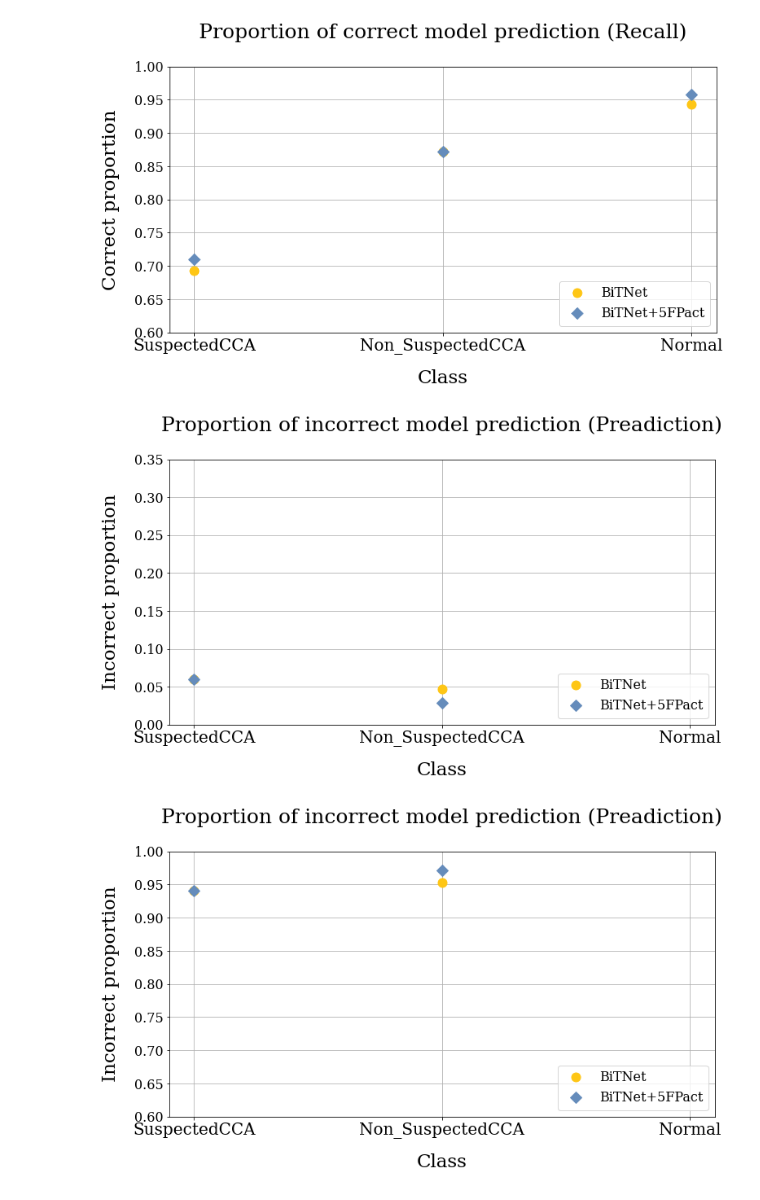
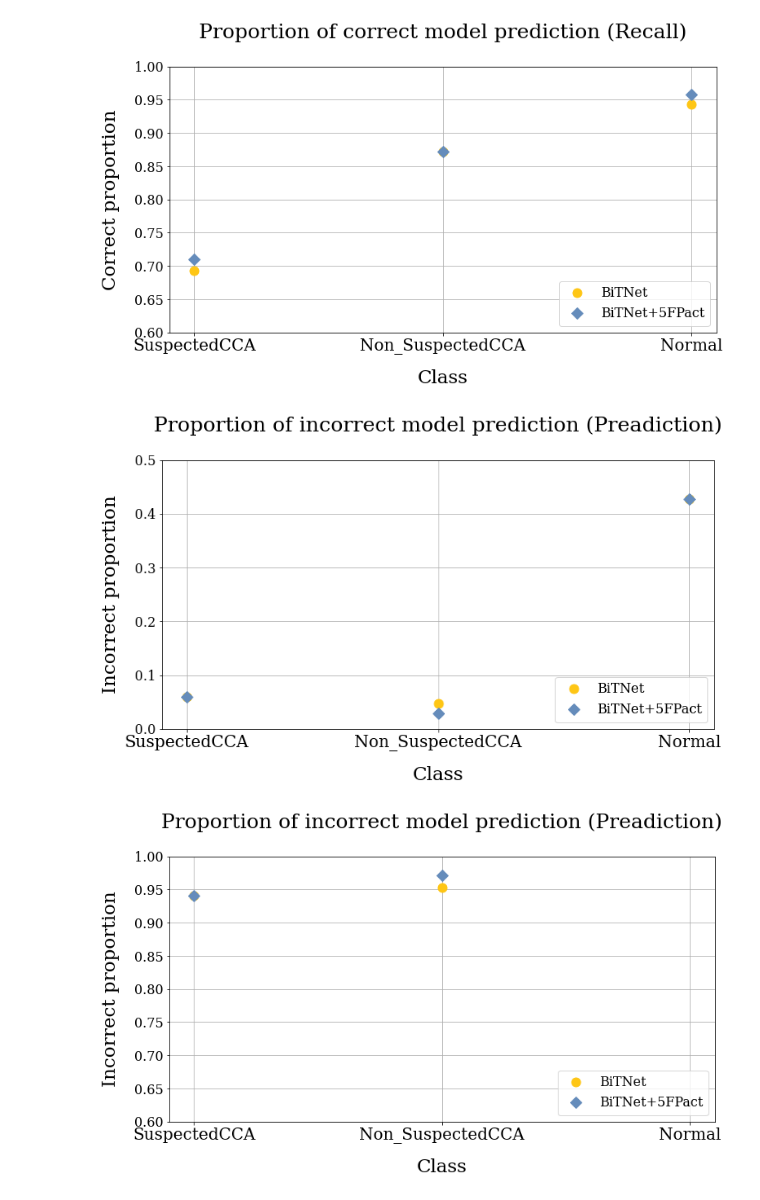
Before and after one commit to Peckkie/Experiment_Evaluation_CCA, a Jupyter notebook: PlotGraph_IncerrectPrediction_byBiTNetModel.ipynb, the cells around one changed output. Cells and saved outputs as stored; diff of their text form; code cells hidden in the pictures.

```diff
--- a/PlotGraph_IncerrectPrediction_byBiTNetModel.ipynb
+++ b/PlotGraph_IncerrectPrediction_byBiTNetModel.ipynb
@@ -622,34 +622,34 @@ show()
 # %%
 font = {'family': 'serif',
         'color':  'black',
         'weight': 'normal'}
 
 fig, ax = plt.subplots(figsize=(12, 6))
 ass = [0.0595, 0.0291, 0.4274]
 unass  = [0.0595, 0.0465, 0.4274]
 
-plt.ylim(0.,0.35)
+plt.ylim(0.,0.5)
 x = np.arange(0,3,1)
 
 plt.plot(x, unass, color='#fec615',  linestyle=' ', marker='o', markeredgecolor='#fec615', markersize=11, label='BiTNet')
 plt.plot(x, ass, color='#658cbb',  linestyle=' ', marker='D', markeredgecolor='#658cbb', markersize=10, label='BiTNet+5FPact')
 
 plt.title('Proportion of incorrect model prediction (Preadiction)',fontsize=25, fontdict=font, pad=35)
 plt.xlabel('Class',fontsize=23, fontdict=font,  labelpad=18)
 plt.ylabel('Incorrect proportion',fontsize=23, fontdict=font,  labelpad=18)
 ax.set_xticks(x)
 labels = ['SuspectedCCA', 'Non_SuspectedCCA','Normal']
 ax.set_xticklabels(labels,fontsize=12, fontdict=font)
 plt.legend(loc='lower right', prop={'family': 'serif', 'size': 16})
 
 hfont = {'fontname':'serif'}
 plt.yticks(fontsize=16, **hfont)
 plt.xticks(fontsize=20, **hfont)
 
 plt.grid(True)
 show()
 # %% [output]
-[figure, old version]
+[figure, new version]
 # %%
 font = {'family': 'serif',
         'color':  'black',
```
Also changed, not shown: parts of 12 cells of this notebook, 5 other files.
